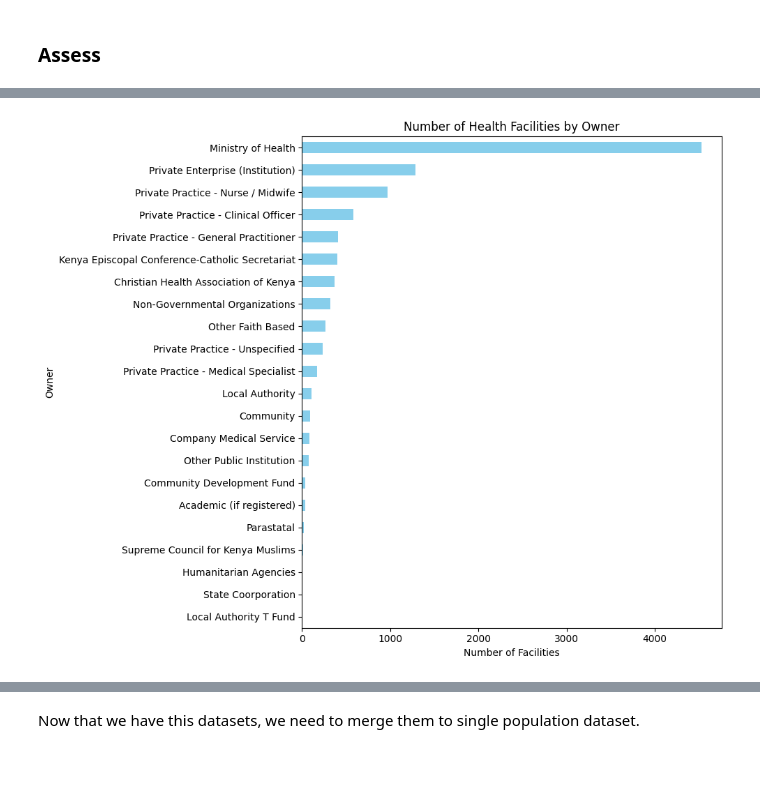
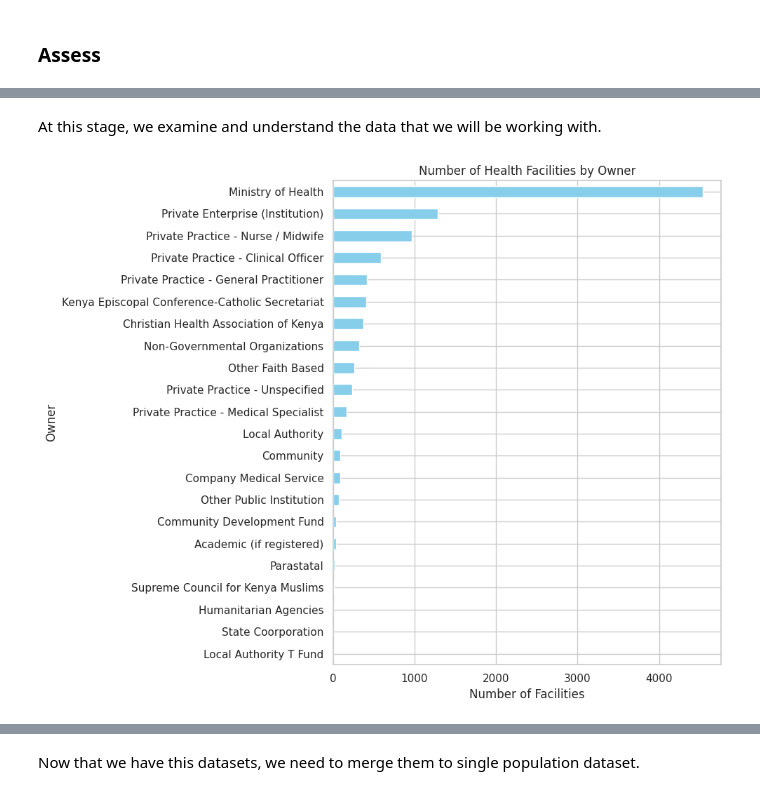
Before and after one commit to mwangi-clinton/mlf-miniproject, a Jupyter notebook: notebooks/mini_project.ipynb, the cells around one changed output, grey strips where cells are left out. Saved outputs shown, nothing was run; the diff lists cells and outputs as text; code cells hidden in the pictures; blank space fills up the shorter version.

```diff
--- a/notebooks/mini_project.ipynb
+++ b/notebooks/mini_project.ipynb
@@ -55 +48,3 @@ import fynesse
+# %%
+health_facilities_data = "/content/mlf-miniproject/data/healthcare_facilities.csv"
 # %%
@@ -101,16 +68,17 @@ df_health_facilities
+# %% [markdown]
+At this stage, we examine and understand the data that we will be working with.
+# %%
+df_health_facilities = fynesse.assess.normalize_columns(pd.read_csv(health_facilities_data, encoding='latin1')).drop(columns=['division','location','sub_locati','constituen','nearest_to'])
+
+#We have dropped columns that are irrelevant
 # %%
 #Lets  visualize the ownership of this facilities
 
 owner_counts = df_health_facilities['owner'].value_counts()
 
-
-plt.figure(figsize=(10,8))
-owner_counts.plot(kind='barh', color='skyblue')
-plt.title('Number of Health Facilities by Owner')
-plt.xlabel('Number of Facilities')
-plt.ylabel('Owner')
-plt.gca().invert_yaxis()
-plt.tight_layout()
-plt.show()
+fynesse.assess.plot_barh_counts(owner_counts,
+                 title='Number of Health Facilities by Owner',
+                 xlabel='Number of Facilities',
+                 ylabel='Owner')
 # %% [output]
-[figure, old version]
+[figure, new version]
```
Also changed, not shown: parts of 59 cells of this notebook.
